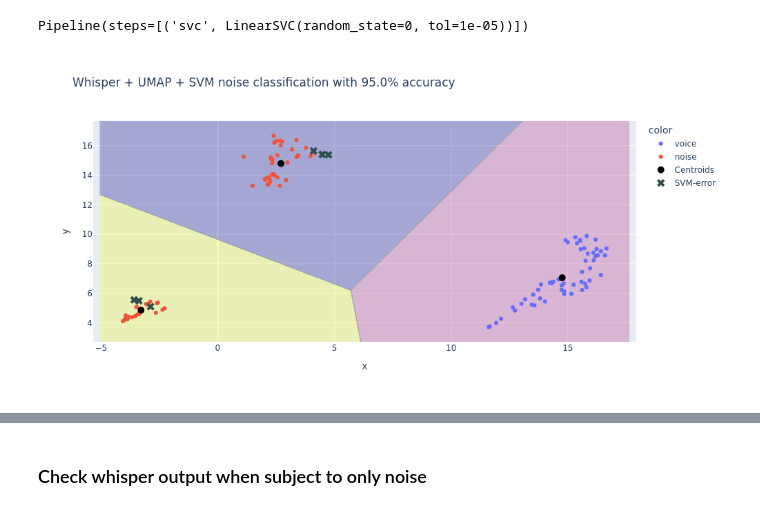
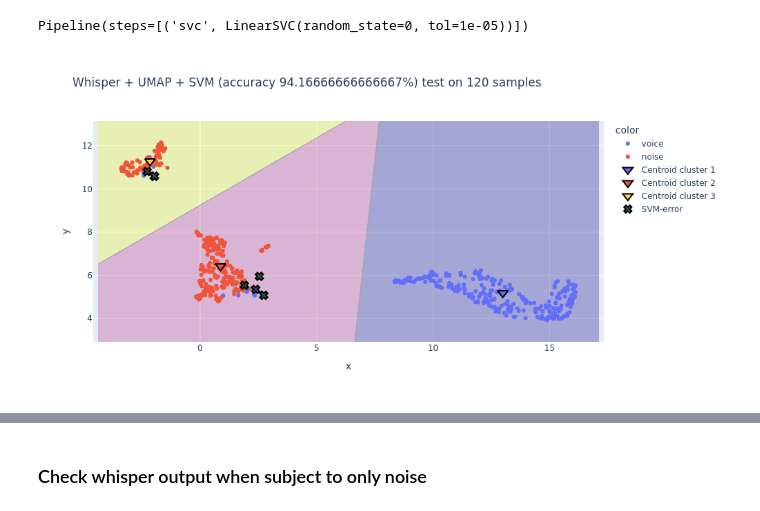
Before and after one commit to rodgdutra/Audio_noise_embedding, a Jupyter notebook: audio_noise_embedding_whisper.ipynb, the cells around one changed output, grey strips where cells are left out. Drawn from its saved outputs; the diff is of its cells as text; code cells hidden in the pictures.

Commit message:
Update images

```diff
--- a/audio_noise_embedding_whisper.ipynb
+++ b/audio_noise_embedding_whisper.ipynb
@@ -34,7 +34,7 @@ This will raise in a future version.
 # %%
 # Prepare the voice data
 # select samples of noise and 10 samples of voice
-load_processed_dataset = True
+load_processed_dataset = False
 n_samples = 300
 # %% [markdown]
 ## Load model and datasets
@@ -213,40 +220,50 @@ kmeans = KMeans(n_clusters=3)
 kmeans.fit(X_test)
 labels = kmeans.labels_
 centroids = kmeans.cluster_centers_
 
 score = umap_pipeline.score(X_test, y_test) * 100
 
+colors = ['#636EFA', '#EF553B', '#FECB52', '#AB63FA', '#FFA15A', '#19D3F3', '#FF6692', '#B6E880', '#FF97FF', '#FECB52']
 # Create a scatter plot of the data points
-fig = px.scatter(x=X_test[:, 0], y=X_test[:, 1], color=["voice" if i == 0 else "noise" for i in y_test], title=f"Whisper + UMAP + SVM noise classification with {score}% accuracy")
+fig = px.scatter(x=u_embeddings[:, 0], y=u_embeddings[:, 1], color=meta_df_all["type"], title=f"Whisper + UMAP + SVM (accuracy {score}%) test on {len(y_test)} samples")
 
-# Add cluster centroids to the plot
-fig.add_trace(go.Scatter(x=centroids[:, 0], y=centroids[:, 1], mode='markers',
-                         marker=dict(color='black', size=10, symbol='circle'), name='Centroids'))
 
-# Add cluster centroids to the plot
+for cluster in range(n_clusters):
+    # Add cluster centroids to the plot
+    fig.add_trace(go.Scatter(x=[centroids[:, 0][cluster]], y=[centroids[:, 1][cluster]], mode='markers',
+                            marker=dict(color=colors[cluster], size=13, symbol='triangle-down', line=dict(
+                color='black',
+                width=2
+            )
+            ), name=f'Centroid cluster {cluster+1}'))
+
+# Add svm errors
 fig.add_trace(go.Scatter(x=error_x_array[:, 0], y=error_x_array[:, 1], mode='markers',
-                         marker=dict(color='DarkSlateGrey', size=10, symbol='x'), name='SVM-error'))
+                         marker=dict(color='DarkSlateGrey', size=10, symbol='x', line=dict(
+                color='black',
+                width=2
+            )), name='SVM-error'))
 
 # Create a mesh grid for plotting decision boundaries
-x_min, x_max = X_test[:, 0].min() - 1, X_test[:, 0].max() + 1
-y_min, y_max = X_test[:, 1].min() - 1, X_test[:, 1].max() + 1
+x_min, x_max = u_embeddings[:, 0].min() - 1, u_embeddings[:, 0].max() + 1
+y_min, y_max = u_embeddings[:, 1].min() - 1, u_embeddings[:, 1].max() + 1
 xx, yy = np.meshgrid(np.arange(x_min, x_max, 0.02), np.arange(y_min, y_max, 0.02))
 
 # Predict cluster labels for each point in the mesh grid
 Z = kmeans.predict(np.c_[xx.ravel(), yy.ravel()])
 Z = Z.reshape(xx.shape)
 
 # Add cluster boundaries to the plot
 fig.add_trace(go.Contour(x=np.arange(x_min, x_max, 0.02), y=np.arange(y_min, y_max, 0.02),
-                         z=Z, showscale=False, opacity=0.3))
+                         z=Z, showscale=False, opacity=0.3, ))
 
 fig.update_layout(
     autosize=False,
     width=1000,
     height=500,
 )
 
 # Show the plot
 fig.show("png")
 # %% [output]
-[figure, old version]
+[figure, new version]
```
Also changed, not shown: parts of 13 cells of this notebook.
